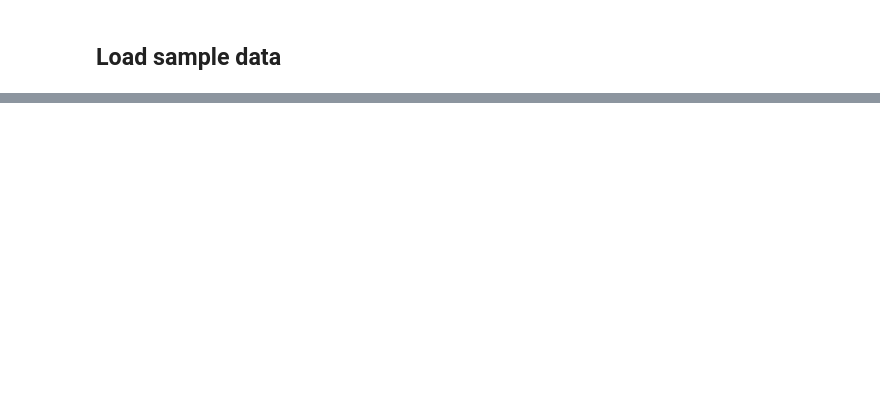
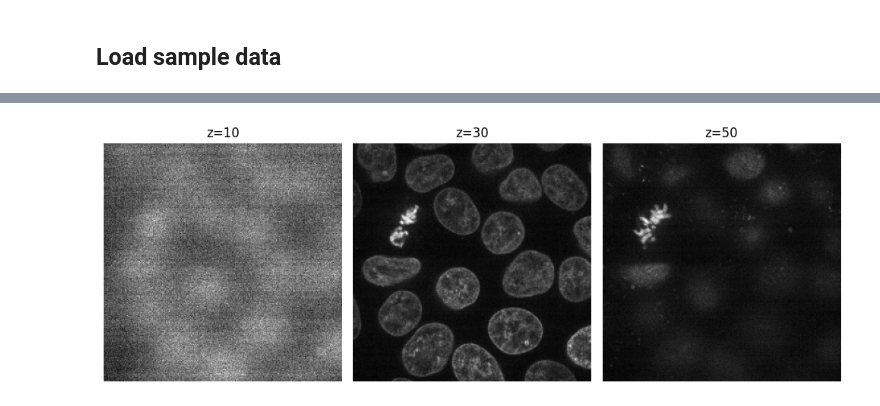
Before and after one commit to Image-Analysis-Hub/Pasteur-BioImage-Analysis-Course-2025, a Jupyter notebook: Analyst/Day1/napari-plugin/Group Challenges/Challenge_3_Pixel_Classifier.ipynb, the cells around one changed output, grey strips where cells are left out. Cells and saved outputs as stored; diff of their text form; code cells hidden in the pictures; blank space fills up the shorter version.

```diff
--- a/Analyst/Day1/napari-plugin/Group Challenges/Challenge_3_Pixel_Classifier.ipynb
+++ b/Analyst/Day1/napari-plugin/Group Challenges/Challenge_3_Pixel_Classifier.ipynb
@@ -191,0 +42,20 @@ viewer.window.add_dock_widget(widget)
+# %%
+from skimage import data
+import matplotlib.pyplot as plt
+
+IMAGE3D = data.cells3d()[:,1]
+
+fig, ax = plt.subplots(1, 3, figsize=(10,30))
+ax[0].imshow(IMAGE3D[10], cmap='gray')
+ax[0].axis('off')
+ax[0].set_title('z=10')
+ax[1].imshow(IMAGE3D[30], cmap='gray')
+ax[1].axis('off')
+ax[1].set_title('z=30')
+ax[2].imshow(IMAGE3D[50], cmap='gray')
+ax[2].axis('off')
+ax[2].set_title('z=50')
+fig.tight_layout()
+plt.show()
+# %% [output]
+[figure, added]
```
Also changed, not shown: parts of 11 cells of this notebook, 3 other files.
